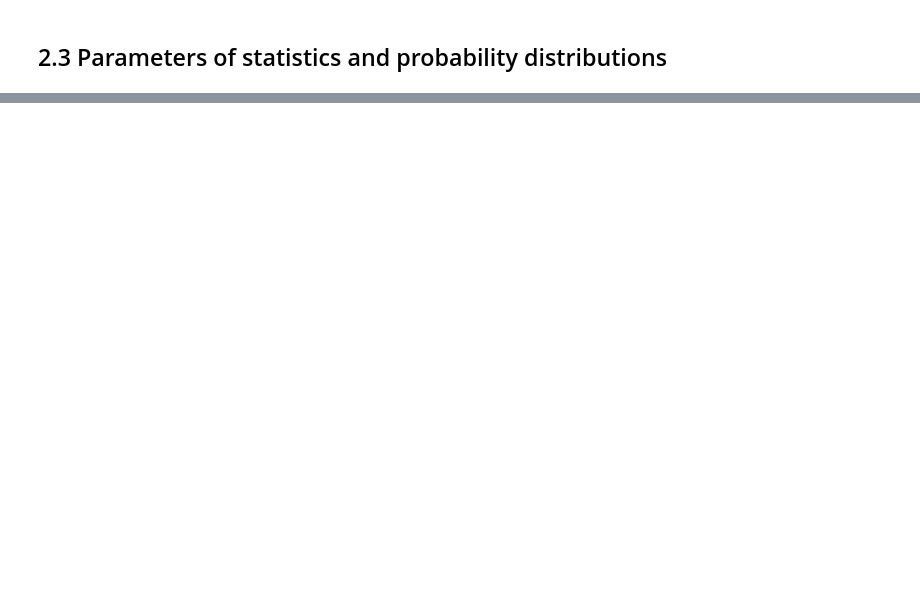
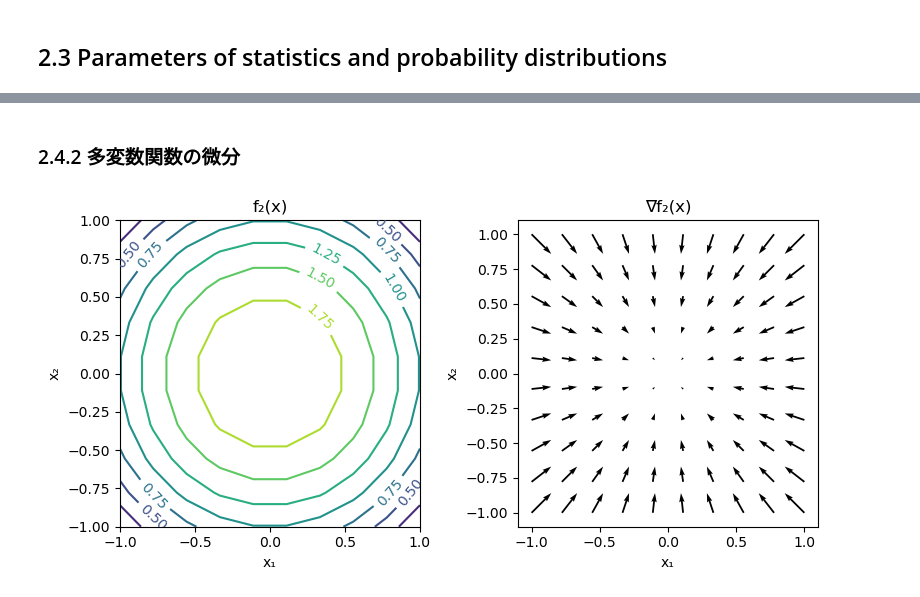
Before and after one commit to HidehikoMURAO/JuliaBayesBook, a Jupyter notebook: 2. Basics of Numerical Computation.ipynb, the cells around one changed output, grey strips where cells are left out. Drawn from its saved outputs; the diff is of its cells as text; code cells hidden in the pictures; blank space fills up the shorter version.

```diff
--- a/2. Basics of Numerical Computation.ipynb
+++ b/2. Basics of Numerical Computation.ipynb
@@ -286,0 +323,35 @@ println(std(Z))
+# %% [markdown]
+### 2.4.2 多変数関数の微分
+# %%
+# グラフを可視化する際の解像度
+L = 10
+
+# f₂(x)を可視化する範囲
+xs₁ = range(-1, 1, length = L)
+xs₂ = range(-1, 1, length = L)
+
+# 2変数関数の定義
+f₂(x) = -(x .+ 1)'*(x .- 1)
+
+# 2変数関数の勾配
+∇f₂(x) = -2x
+
+fig, axes = subplots(1, 2, figsize = (8, 4))
+
+# 関数の等高線図の可視化
+cs = axes[1].contour(xs₁, xs₂, [f₂([x₁, x₂]) for x₁ in xs₁, x₂ in xs₂]')
+axes[1].clabel(cs, inline = true)
+axes[1].set_xlabel("x₁"), axes[1].set_ylabel("x₂")
+axes[1].set_title("f₂(x)")
+
+# 勾配ベクトルの計算と可視化
+vec1 = [∇f₂([x₁, x₂])[1] for x₁ in xs₁, x₂ in xs₂]
+vec2 = [∇f₂([x₁, x₂])[2] for x₁ in xs₁, x₂ in xs₂]
+
+axes[2].quiver(repeat(xs₁, 1, L), repeat(xs₂', L, 1), vec1, vec2)
+axes[2].set_xlabel("x₁"), axes[2].set_ylabel("x₂")
+axes[2].set_title("∇f₂(x)")
+
+tight_layout()
+# %% [output]
+[figure, added]
```
Also changed, not shown: parts of 12 cells of this notebook.
